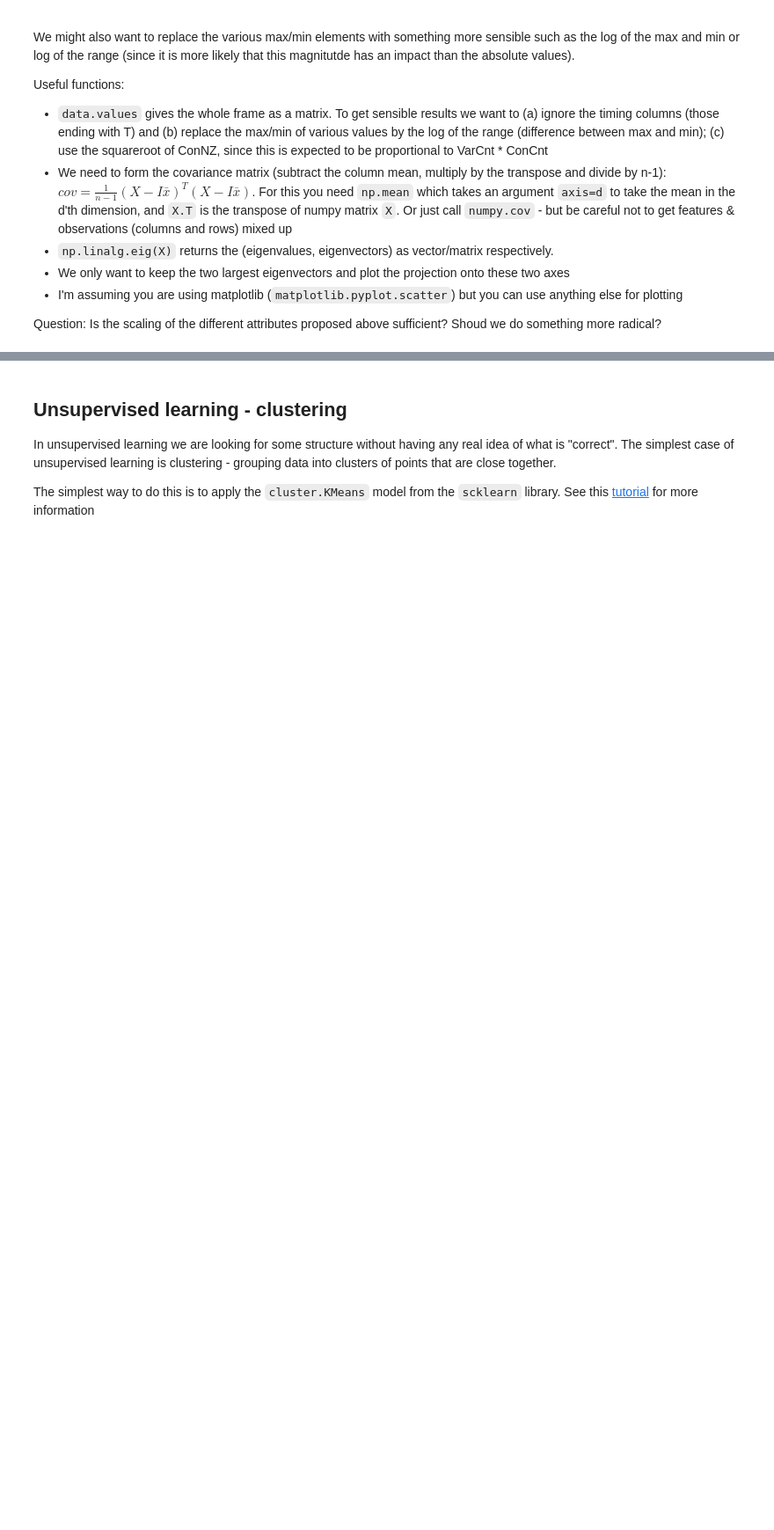
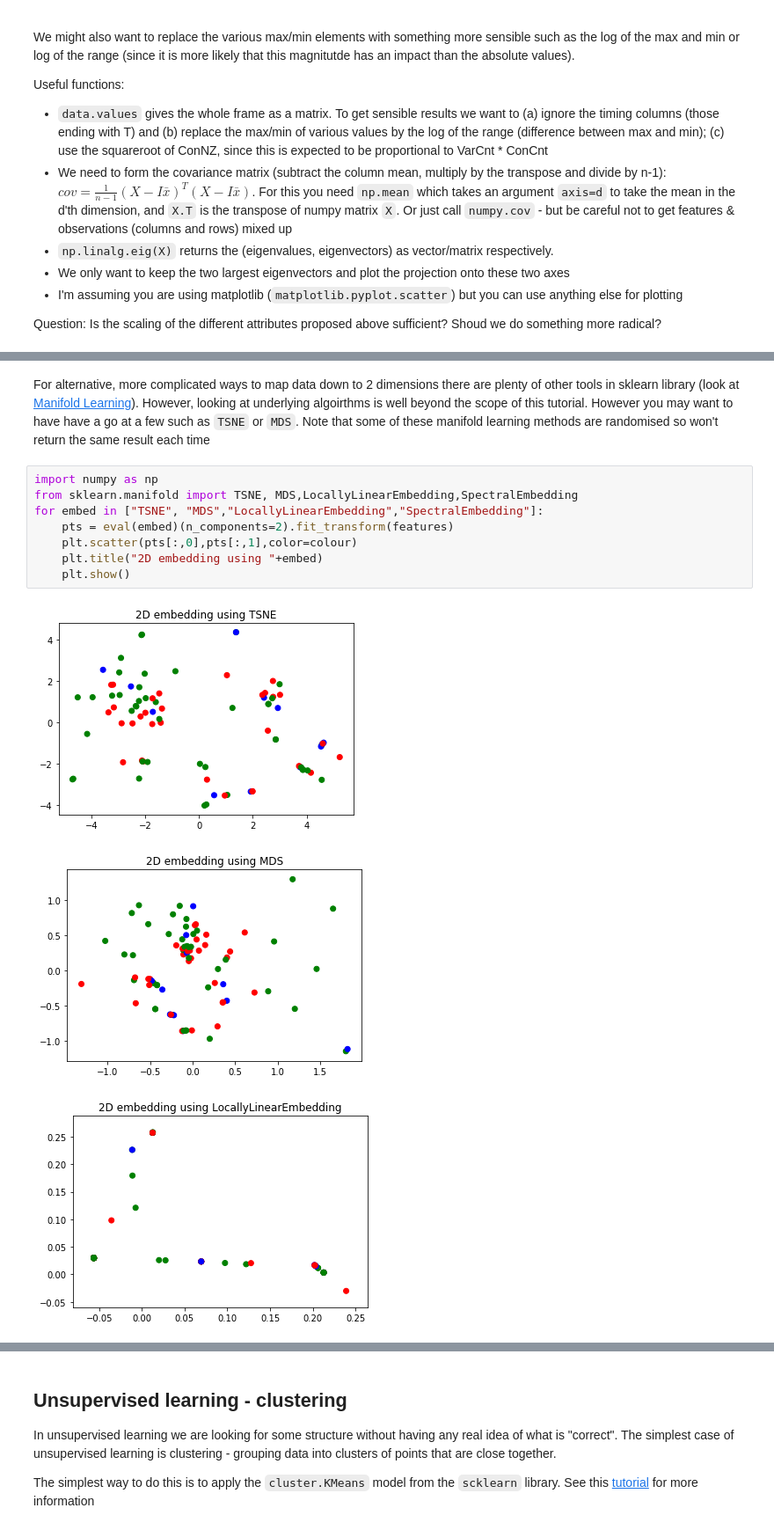
Before and after one commit to swirling-wind/Python4Maths-practice, a Jupyter notebook: AdvancedPython/IntroToDataScience.ipynb, the cells around one changed output, grey strips where cells are left out. Shown at 88% size. Saved outputs shown, nothing was run; the diff lists cells and outputs as text; blank space fills up the shorter version.

```diff
--- a/AdvancedPython/IntroToDataScience.ipynb
+++ b/AdvancedPython/IntroToDataScience.ipynb
@@ -262,0 +267,14 @@ plt.show()
+# %% [markdown]
+For alternative, more complicated ways to map data down to 2 dimensions there are plenty of other tools in sklearn library (look at [Manifold Learning](https://scikit-learn.org/stable/modules/manifold.html)). However, looking at underlying algoirthms is well beyond the scope of this tutorial.  However you may want to have have a go at a few such as `TSNE` or `MDS`. Note that some of these manifold learning methods are randomised so won't return the same result each time
+# %%
+import numpy as np
+from sklearn.manifold import TSNE, MDS,LocallyLinearEmbedding,SpectralEmbedding
+for embed in ["TSNE", "MDS","LocallyLinearEmbedding","SpectralEmbedding"]:
+    pts = eval(embed)(n_components=2).fit_transform(features)
+    plt.scatter(pts[:,0],pts[:,1],color=colour)
+    plt.title("2D embedding using "+embed)
+    plt.show()
+# %% [output]
+[figure, added]
+[figure, added]
+[figure, added]
```
Also changed, not shown: parts of 4 cells of this notebook.
